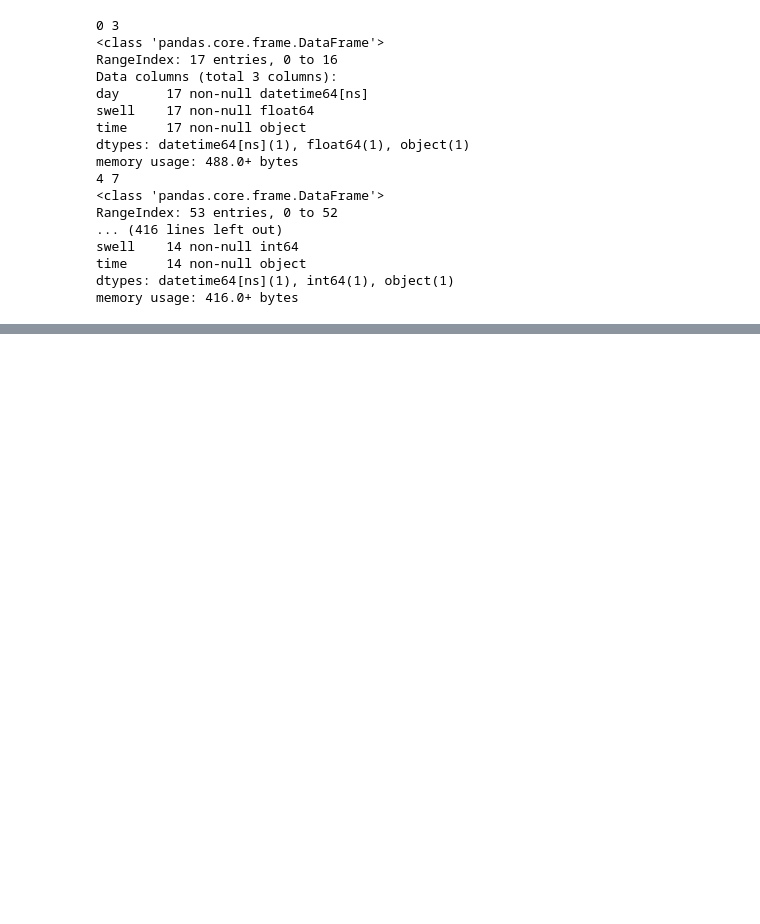
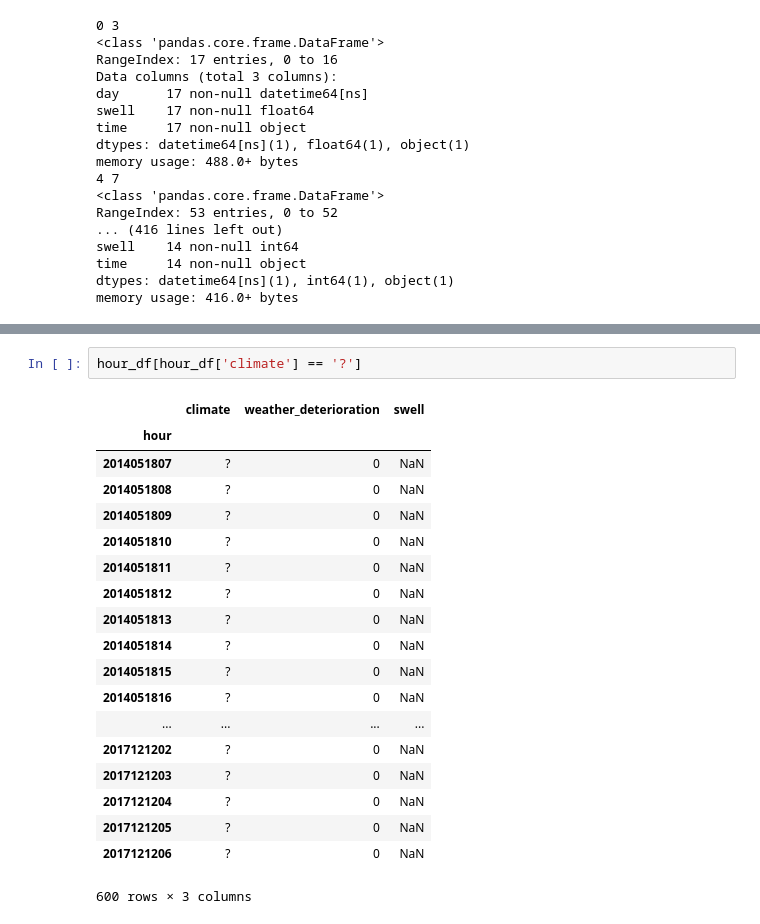
Before and after one commit to junwoopark92/2018-Posco-AI-Challenge, a Jupyter notebook: Task2_forecast_swell/jw/01.parse_swell_data.ipynb, the cells around one changed output, grey strips where cells are left out. Drawn from its saved outputs; the diff is of its cells as text; blank space fills up the shorter version.

```diff
--- a/Task2_forecast_swell/jw/parse_swell_data.ipynb
+++ b/Task2_forecast_swell/jw/01.parse_swell_data.ipynb
@@ -174,0 +517,22 @@ memory usage: 28.9+ KB
+# %%
+hour_df[hour_df['climate'] == '?']
+# %% [output]
+|  | climate | weather_deterioration | swell |
+| hour |  |  |  |
+| 2014051807 | ? | 0 | NaN |
+| 2014051808 | ? | 0 | NaN |
+| 2014051809 | ? | 0 | NaN |
+| 2014051810 | ? | 0 | NaN |
+| 2014051811 | ? | 0 | NaN |
+| 2014051812 | ? | 0 | NaN |
+| 2014051813 | ? | 0 | NaN |
+| 2014051814 | ? | 0 | NaN |
+| 2014051815 | ? | 0 | NaN |
+| 2014051816 | ? | 0 | NaN |
+| ... | ... | ... | ... |
+| 2017121202 | ? | 0 | NaN |
+| 2017121203 | ? | 0 | NaN |
+| 2017121204 | ? | 0 | NaN |
+| 2017121205 | ? | 0 | NaN |
+| 2017121206 | ? | 0 | NaN |
+600 rows × 3 columns
```
Also changed, not shown: parts of 30 cells of this notebook, 3 other files.
